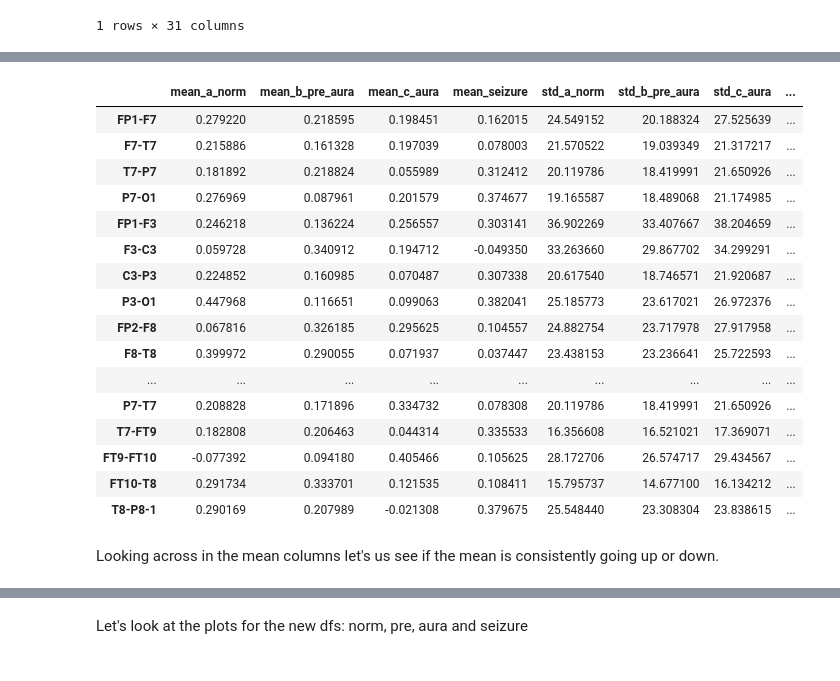
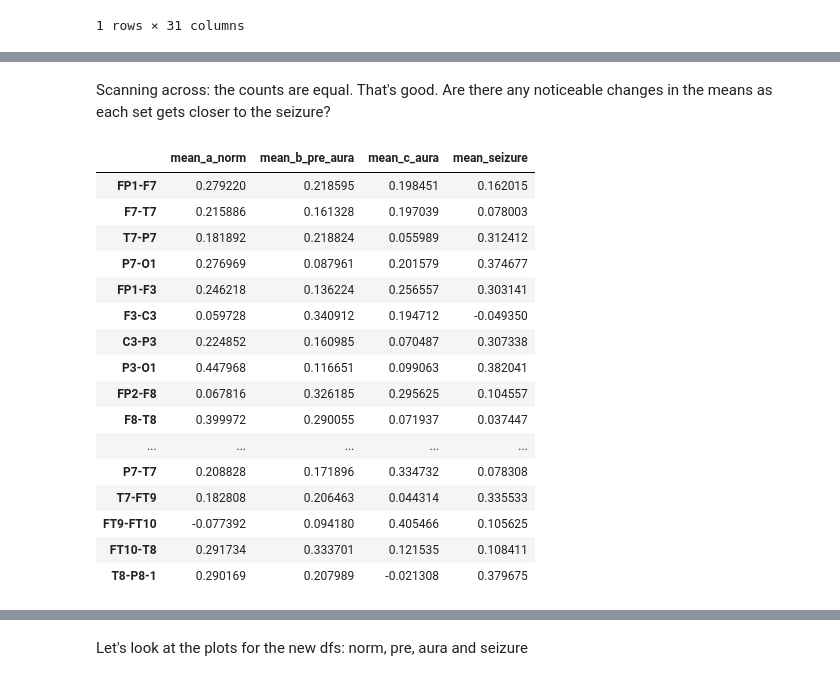
Before and after one commit to eipiisneg1/seizure_prediction_model, a Jupyter notebook: patient_1_02_EDA_step.ipynb, the cells around one changed output, grey strips where cells are left out. Saved outputs shown, nothing was run; the diff lists cells and outputs as text; code cells hidden in the pictures.

```diff
--- a/patient_1_02_EDA_step.ipynb
+++ b/patient_1_02_EDA_step.ipynb
@@ -570,29 +556,30 @@ Scanning across: the counts are equal, that's good. The question is will see cha
+# %% [markdown]
+Scanning across: the counts are equal. That's good.
+Are there any noticeable changes in the means as each set gets closer to the seizure?
 # %%
 reduced_sets = compare_describes(
 		X_norm=norm,
 		X_pre_aura=pre,
 		X_aura=aura,
 		y_set_seizure=seizure)
 
-reduced_sets = reduced_sets[['mean_a_norm', 'mean_b_pre_aura', 'mean_c_aura', 'mean_seizure', 'std_a_norm', 'std_b_pre_aura', 'std_c_aura', 'std_seizure']]
+reduced_sets = reduced_sets[['mean_a_norm', 'mean_b_pre_aura', 'mean_c_aura', 'mean_seizure']]
 reduced_sets
 # %% [output]
-|  | mean_a_norm | mean_b_pre_aura | mean_c_aura | mean_seizure | std_a_norm | std_b_pre_aura | std_c_aura | ... |
-| FP1-F7 | 0.279220 | 0.218595 | 0.198451 | 0.162015 | 24.549152 | 20.188324 | 27.525639 | ... |
-| F7-T7 | 0.215886 | 0.161328 | 0.197039 | 0.078003 | 21.570522 | 19.039349 | 21.317217 | ... |
-| T7-P7 | 0.181892 | 0.218824 | 0.055989 | 0.312412 | 20.119786 | 18.419991 | 21.650926 | ... |
-| P7-O1 | 0.276969 | 0.087961 | 0.201579 | 0.374677 | 19.165587 | 18.489068 | 21.174985 | ... |
-| FP1-F3 | 0.246218 | 0.136224 | 0.256557 | 0.303141 | 36.902269 | 33.407667 | 38.204659 | ... |
-| F3-C3 | 0.059728 | 0.340912 | 0.194712 | -0.049350 | 33.263660 | 29.867702 | 34.299291 | ... |
-| C3-P3 | 0.224852 | 0.160985 | 0.070487 | 0.307338 | 20.617540 | 18.746571 | 21.920687 | ... |
-| P3-O1 | 0.447968 | 0.116651 | 0.099063 | 0.382041 | 25.185773 | 23.617021 | 26.972376 | ... |
-| FP2-F8 | 0.067816 | 0.326185 | 0.295625 | 0.104557 | 24.882754 | 23.717978 | 27.917958 | ... |
-| F8-T8 | 0.399972 | 0.290055 | 0.071937 | 0.037447 | 23.438153 | 23.236641 | 25.722593 | ... |
-| ... | ... | ... | ... | ... | ... | ... | ... | ... |
-| P7-T7 | 0.208828 | 0.171896 | 0.334732 | 0.078308 | 20.119786 | 18.419991 | 21.650926 | ... |
-| T7-FT9 | 0.182808 | 0.206463 | 0.044314 | 0.335533 | 16.356608 | 16.521021 | 17.369071 | ... |
-| FT9-FT10 | -0.077392 | 0.094180 | 0.405466 | 0.105625 | 28.172706 | 26.574717 | 29.434567 | ... |
-| FT10-T8 | 0.291734 | 0.333701 | 0.121535 | 0.108411 | 15.795737 | 14.677100 | 16.134212 | ... |
-| T8-P8-1 | 0.290169 | 0.207989 | -0.021308 | 0.379675 | 25.548440 | 23.308304 | 23.838615 | ... |
+|  | mean_a_norm | mean_b_pre_aura | mean_c_aura | mean_seizure |
+| FP1-F7 | 0.279220 | 0.218595 | 0.198451 | 0.162015 |
+| F7-T7 | 0.215886 | 0.161328 | 0.197039 | 0.078003 |
+| T7-P7 | 0.181892 | 0.218824 | 0.055989 | 0.312412 |
+| P7-O1 | 0.276969 | 0.087961 | 0.201579 | 0.374677 |
+| FP1-F3 | 0.246218 | 0.136224 | 0.256557 | 0.303141 |
+| F3-C3 | 0.059728 | 0.340912 | 0.194712 | -0.049350 |
+| C3-P3 | 0.224852 | 0.160985 | 0.070487 | 0.307338 |
+| P3-O1 | 0.447968 | 0.116651 | 0.099063 | 0.382041 |
+| FP2-F8 | 0.067816 | 0.326185 | 0.295625 | 0.104557 |
+| F8-T8 | 0.399972 | 0.290055 | 0.071937 | 0.037447 |
+| ... | ... | ... | ... | ... |
+| P7-T7 | 0.208828 | 0.171896 | 0.334732 | 0.078308 |
+| T7-FT9 | 0.182808 | 0.206463 | 0.044314 | 0.335533 |
+| FT9-FT10 | -0.077392 | 0.094180 | 0.405466 | 0.105625 |
+| FT10-T8 | 0.291734 | 0.333701 | 0.121535 | 0.108411 |
+| T8-P8-1 | 0.290169 | 0.207989 | -0.021308 | 0.379675 |
-# %% [markdown]
-Looking across in the mean columns let's us see if the mean is consistently going up or down.
```
Also changed, not shown: parts of 73 cells of this notebook.
